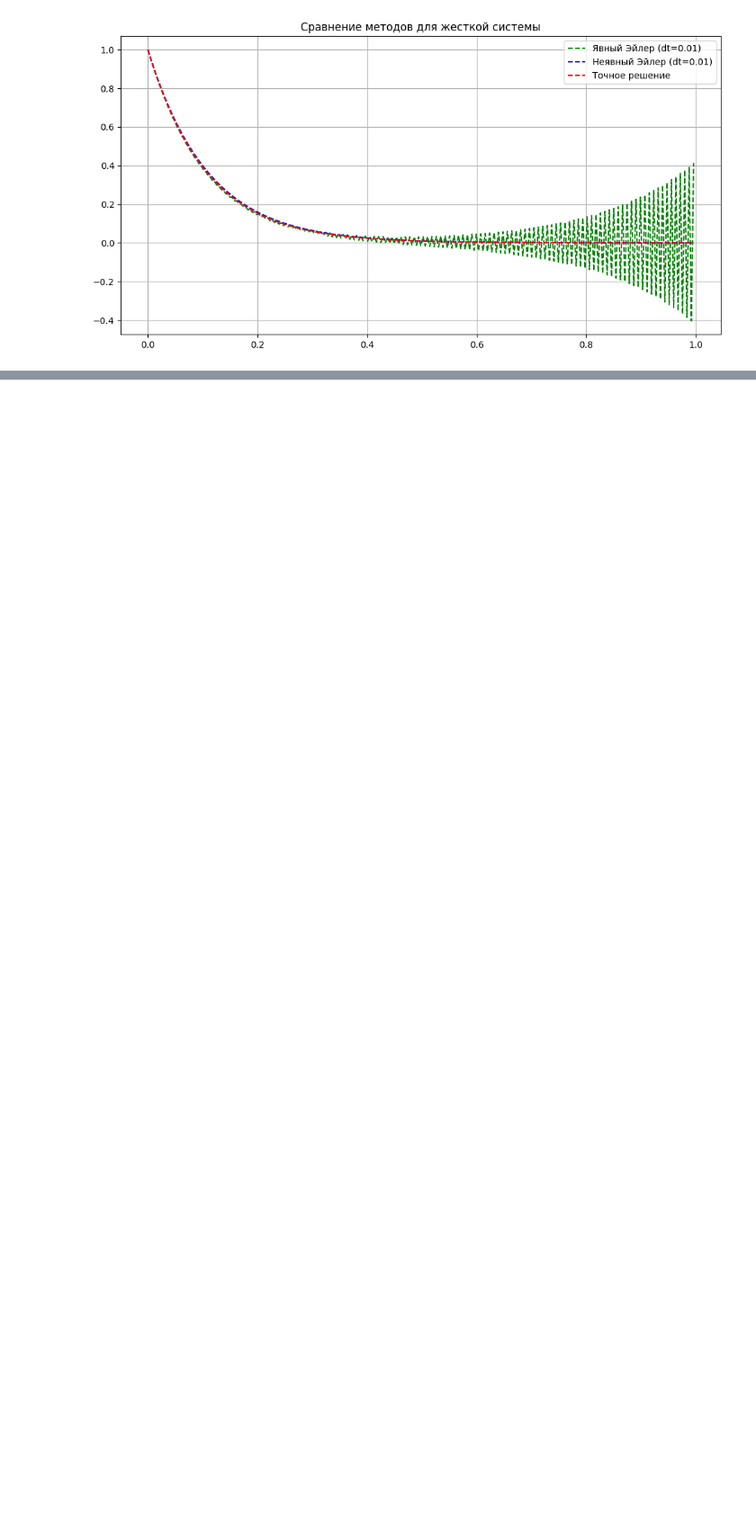
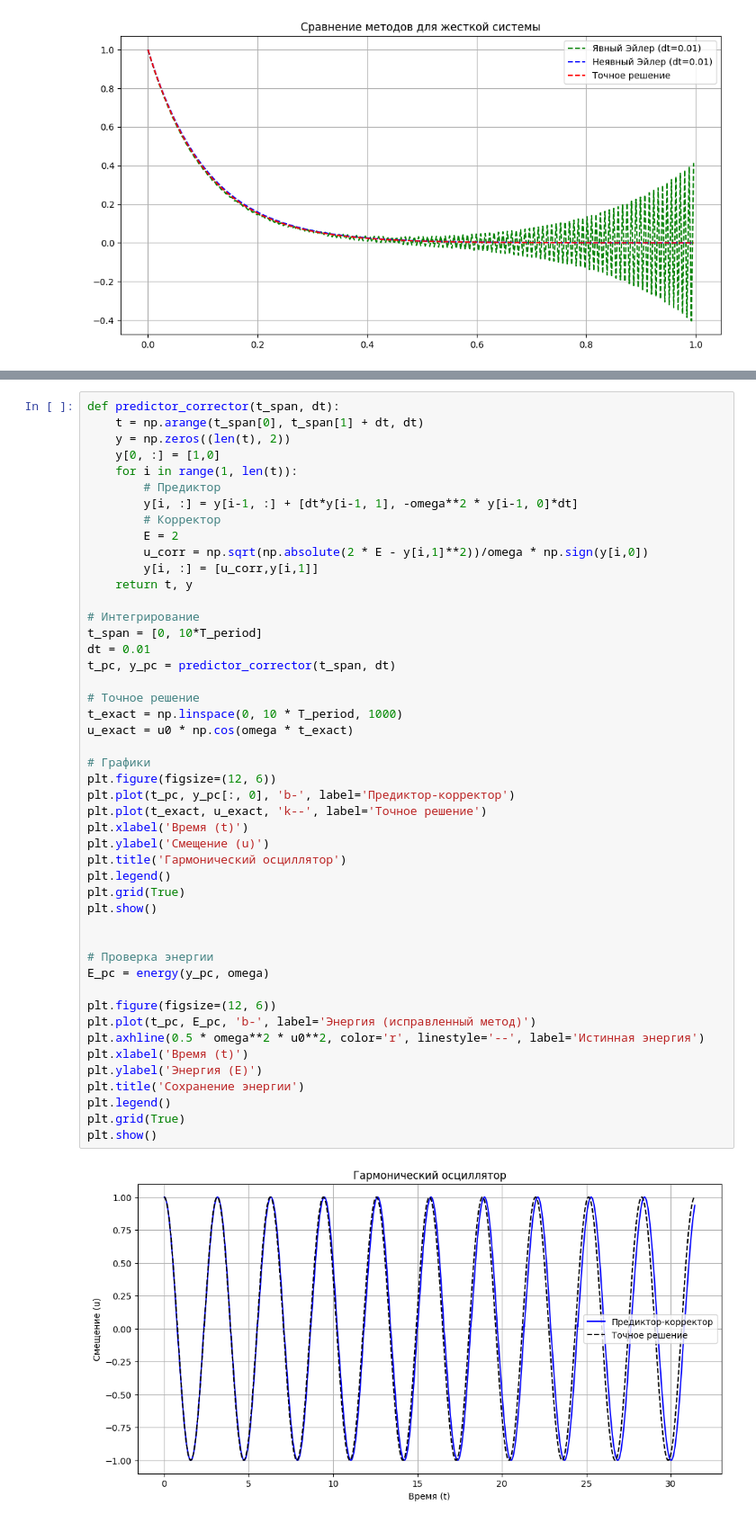
Before and after one commit to OhNoMyRook/Calculus, a Jupyter notebook: 2sem-5.ipynb, the cells around one changed output, grey strips where cells are left out. Shown at 90% size. Drawn from its saved outputs; the diff is of its cells as text; blank space fills up the shorter version.

```diff
--- a/2sem-5.ipynb
+++ b/2sem-5.ipynb
@@ -233,0 +346,49 @@ plt.show()
+# %%
+def predictor_corrector(t_span, dt):
+    t = np.arange(t_span[0], t_span[1] + dt, dt)
+    y = np.zeros((len(t), 2))
+    y[0, :] = [1,0]
+    for i in range(1, len(t)):
+        # Предиктор
+        y[i, :] = y[i-1, :] + [dt*y[i-1, 1], -omega**2 * y[i-1, 0]*dt]
+        # Корректор
+        E = 2
+        u_corr = np.sqrt(np.absolute(2 * E - y[i,1]**2))/omega * np.sign(y[i,0])
+        y[i, :] = [u_corr,y[i,1]]
+    return t, y
+
+# Интегрирование
+t_span = [0, 10*T_period]
+dt = 0.01
+t_pc, y_pc = predictor_corrector(t_span, dt)
+
+# Точное решение
+t_exact = np.linspace(0, 10 * T_period, 1000)
+u_exact = u0 * np.cos(omega * t_exact)
+
+# Графики
+plt.figure(figsize=(12, 6))
+plt.plot(t_pc, y_pc[:, 0], 'b-', label='Предиктор-корректор')
+plt.plot(t_exact, u_exact, 'k--', label='Точное решение')
+plt.xlabel('Время (t)')
+plt.ylabel('Смещение (u)')
+plt.title('Гармонический осциллятор')
+plt.legend()
+plt.grid(True)
+plt.show()
+
+
+# Проверка энергии
+E_pc = energy(y_pc, omega)
+
+plt.figure(figsize=(12, 6))
+plt.plot(t_pc, E_pc, 'b-', label='Энергия (исправленный метод)')
+plt.axhline(0.5 * omega**2 * u0**2, color='r', linestyle='--', label='Истинная энергия')
+plt.xlabel('Время (t)')
+plt.ylabel('Энергия (E)')
+plt.title('Сохранение энергии')
+plt.legend()
+plt.grid(True)
+plt.show()
+# %% [output]
+[figure, added]
```
Also changed, not shown: parts of 9 cells of this notebook.
